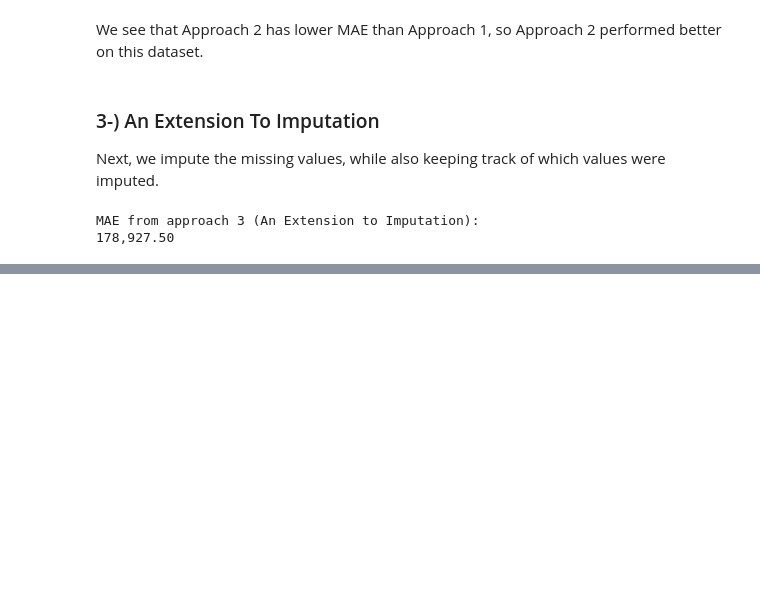
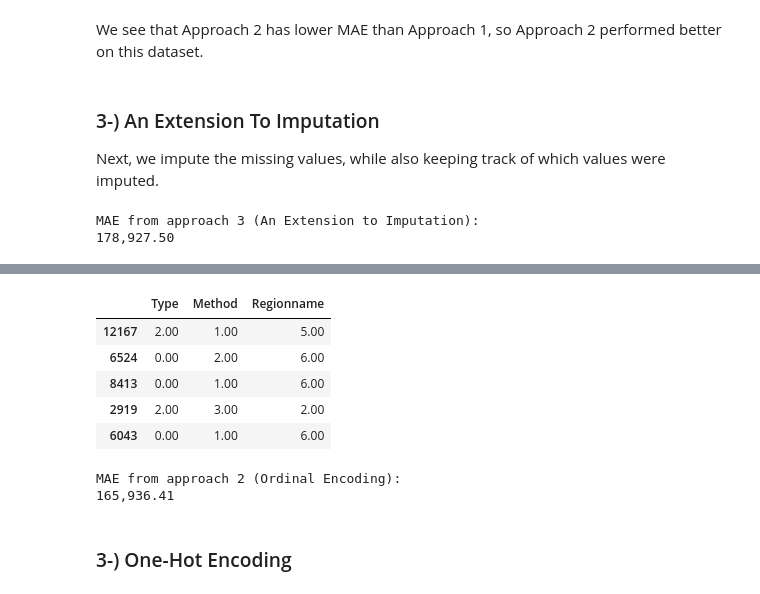
Before and after one commit to raulgiron/Kaggle_Machine_Learing, a Jupyter notebook: notebooks/FirstMachineLearningModel.ipynb, the cells around one changed output, grey strips where cells are left out. Cells and saved outputs as stored; diff of their text form; code cells hidden in the pictures; blank space fills up the shorter version.

```diff
--- a/FirstMachineLearningModel.ipynb
+++ b/notebooks/FirstMachineLearningModel.ipynb
@@ -357,0 +452,13 @@ MAE from approach 3 (An Extension to Imputation):
+# %%
+# Categorical columns in the training data
+object_cols = [col for col in X_train.columns if X_train[col].dtype == "object"]
+
+# Columns that can be safely ordinal encoded
+good_label_cols = [col for col in object_cols if
+                   set(X_valid[col]).issubset(set(X_train[col]))]
+
+# Problematic columns that will be dropped from the dataset
+bad_label_cols = list(set(object_cols)-set(good_label_cols))
+
+print('Categorical columns that will be ordinal encoded:', good_label_cols)
+print('\nCategorical columns that will be dropped from the dataset:', bad_label_cols)
@@ -357,0 +480,29 @@ MAE from approach 3 (An Extension to Imputation):
+# %%
+from sklearn.preprocessing import OrdinalEncoder
+
+# Make copy to avoid changing original data
+label_X_train = X_train.copy()
+label_X_valid = X_valid.copy()
+# Apply ordinal encoder to each column with categorical data
+ordinal_encoder = OrdinalEncoder()
+label_X_train[good_label_cols] = ordinal_encoder.fit_transform(X_train[good_label_cols])
+label_X_valid[good_label_cols] = ordinal_encoder.transform(X_valid[good_label_cols])
+# %%
+label_X_train[object_cols].head()
+# %% [output]
+|  | Type | Method | Regionname |
+| 12167 | 2.00 | 1.00 | 5.00 |
+| 6524 | 0.00 | 2.00 | 6.00 |
+| 8413 | 0.00 | 1.00 | 6.00 |
+| 2919 | 2.00 | 3.00 | 2.00 |
+| 6043 | 0.00 | 1.00 | 6.00 |
+# %%
+print("MAE from approach 2 (Ordinal Encoding):")
+mae = score_dataset(label_X_train, label_X_valid, y_train, y_valid)
+formatted_mae = f"{mae:,.2f}"
+print(formatted_mae)
+# %% [output]
+MAE from approach 2 (Ordinal Encoding):
+165,936.41
+# %% [markdown]
+### 3-) One-Hot Encoding
```
Also changed, not shown: parts of 38 cells of this notebook, 7 other files.
